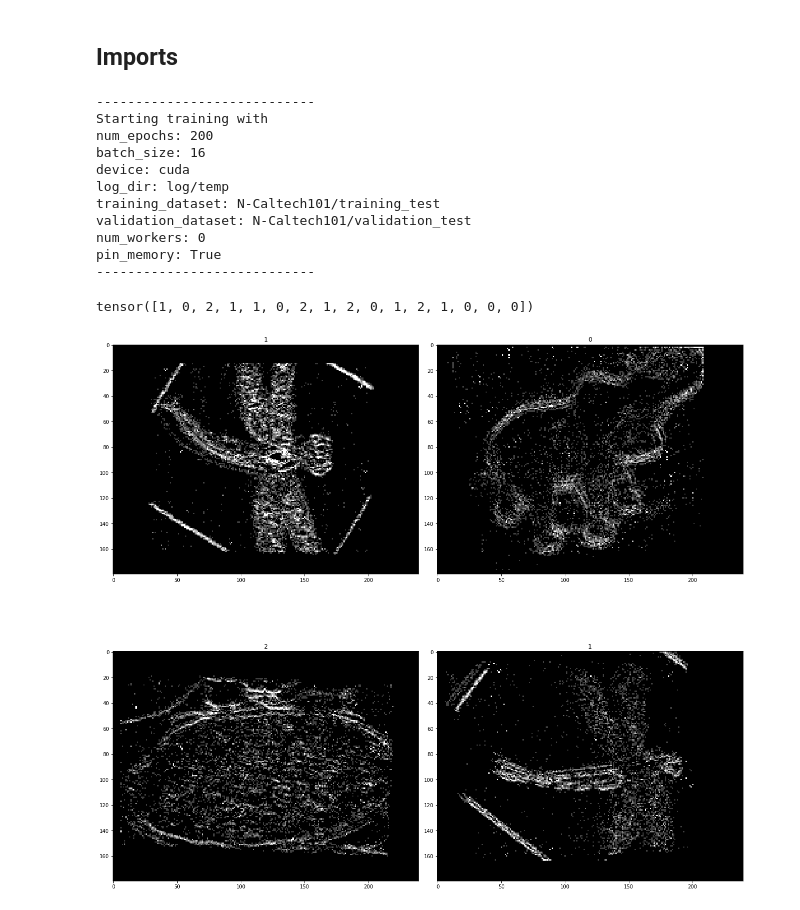
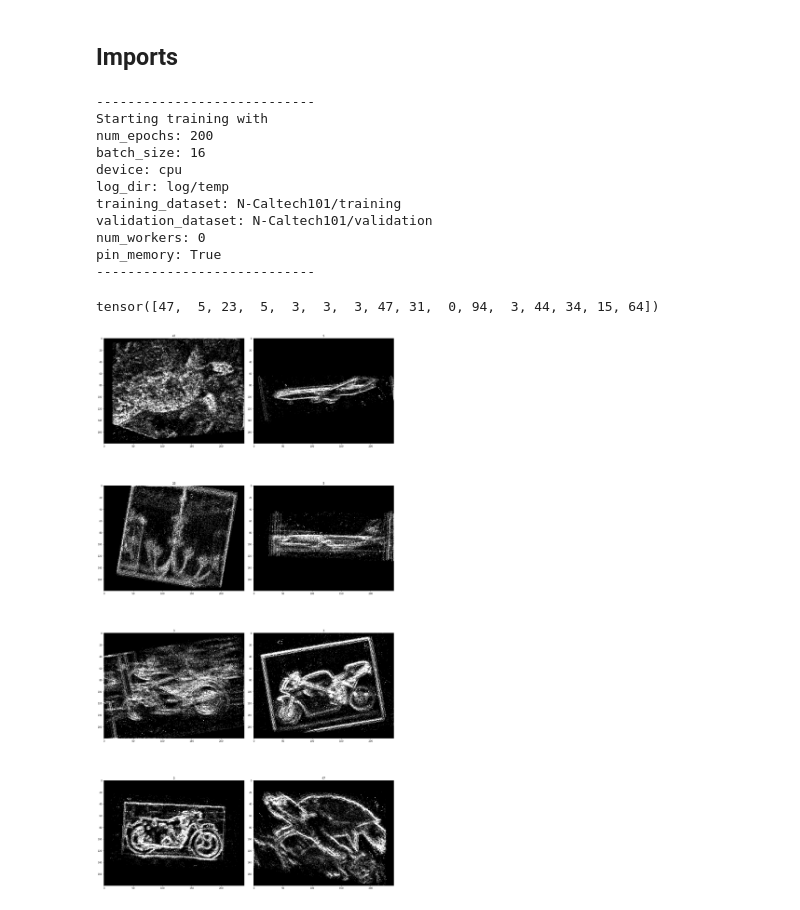
Before and after one commit to uzh-rpg/rpg_event_representation_learning, a Jupyter notebook: main.ipynb, the cells around one changed output. Drawn from its saved outputs; the diff is of its cells as text; code cells hidden in the pictures.

```diff
--- a/main.ipynb
+++ b/main.ipynb
@@ -26,7 +30,7 @@ from utils.train_eval import train_one_epoch, eval_one_epoch
 # %%
 class FLAGS:
-    validation_dataset = 'N-Caltech101/validation_test'
-    training_dataset = 'N-Caltech101/training_test'
+    validation_dataset = 'N-Caltech101/validation'
+    training_dataset = 'N-Caltech101/training'
     log_dir = 'log/temp'
     device = 'cuda'
     num_workers = 0
@@ -74,35 +78,35 @@ elif optimizerSelect == 'adam':
 Starting training with
 num_epochs: 200
 batch_size: 16
-device: cuda
+device: cpu
 log_dir: log/temp
-training_dataset: N-Caltech101/training_test
-validation_dataset: N-Caltech101/validation_test
+training_dataset: N-Caltech101/training
+validation_dataset: N-Caltech101/validation
 num_workers: 0
 pin_memory: True
 ----------------------------
 # %%
 """ Visualization of training set """
 itr = iter(training_loader)
 events, labels = next(itr)
 preprocessed = model.quantization_layer.forward(events)
 preprocessed = preprocessed.cpu().numpy()
 
 print(labels)
 
-fig = plt.figure(figsize=(18, 18))
+fig = plt.figure(figsize=(18, 36))
 ax = []
-rows = 2
+rows = 4
 columns = 2
 for i in range(rows * columns):
     ax.append( fig.add_subplot(rows, columns, i+1))
     ax[-1].set_title( str( labels[i].item()))
-    plt.imshow(preprocessed[i][0], cmap='gray', vmin=0, vmax=4)
+    plt.imshow(preprocessed[i][0], cmap='gray', vmin=0, vmax=8)
 plt.tight_layout()
 plt.show()
 # %% [output]
-tensor([1, 0, 2, 1, 1, 0, 2, 1, 2, 0, 1, 2, 1, 0, 0, 0])
+tensor([47,  5, 23,  5,  3,  3,  3, 47, 31,  0, 94,  3, 44, 34, 15, 64])
-[figure, old version]
+[figure, new version]
 # %%
 """ Visualization of validation set """
 itr = iter(validation_loader)
```
Also changed, not shown: parts of 4 cells of this notebook, 1 other file.
